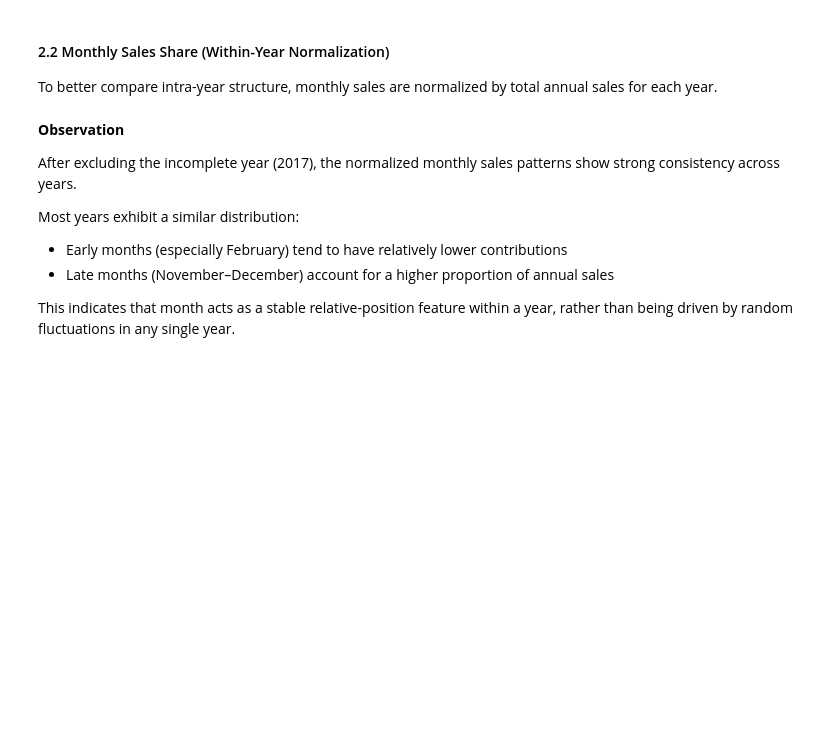
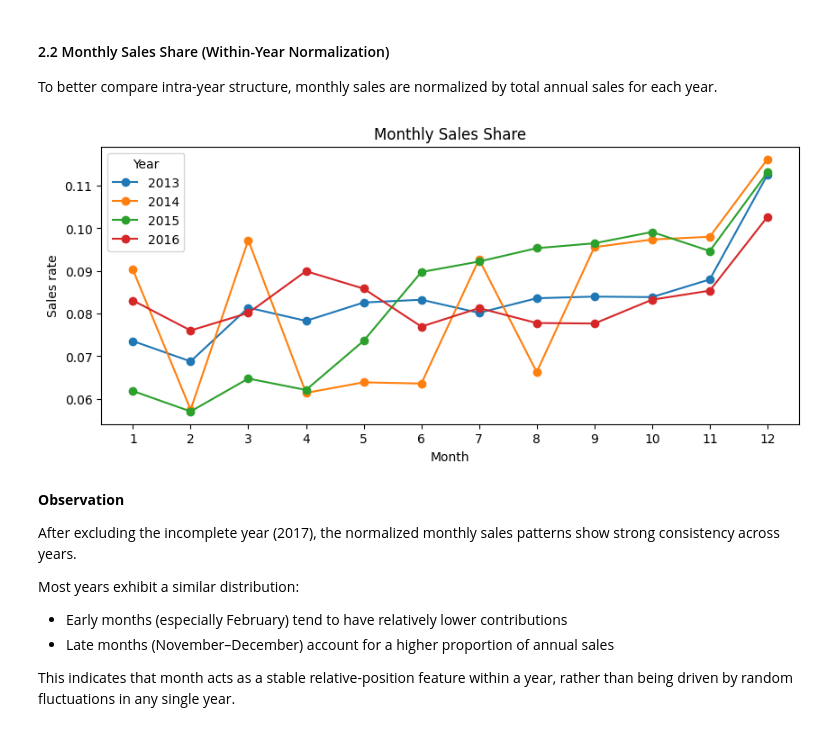
Before and after one commit to YujieChen0228/retail-sales-forecasting-ml, a Jupyter notebook: notebooks/01_eda.ipynb, the cells around one changed output. Drawn from its saved outputs; the diff is of its cells as text; code cells hidden in the pictures; blank space fills up the shorter version.

```diff
--- a/notebooks/01_eda.ipynb
+++ b/notebooks/01_eda.ipynb
@@ -217,22 +221,24 @@ To better compare intra-year structure, monthly sales are normalized by total an
 # %%
 df_y=df_dates_v_sales_2.copy()
 df_y["year"]=df_y["date"].dt.year
 df_y=df_y.groupby(["year"],as_index=False)["sales"].sum()
 
 fig, ax = plt.subplots(figsize=(10, 4))
 df_m_valid=df_m[df_m["year"]<2017]
 for y in sorted(df_m_valid["year"].unique()):
     tmp = df_m[df_m["year"] == y]
     total_sales = df_y.loc[df_y["year"] == y, "sales"].iloc[0]
     ax.plot(tmp["month"], tmp["sales"]/total_sales, marker="o", label=str(y))
 
 ax.set_xticks(range(1, 13))
 ax.set_xlabel("Month")
 ax.set_ylabel("Sales rate")
-ax.set_title("Monthly Sales Share)
+ax.set_title("Monthly Sales Share")
 ax.legend(title="Year")
 plt.savefig(Assets/"4.png",dpi=150, bbox_inches="tight")
 plt.show()
+# %% [output]
+[figure, added]
 # %% [markdown]
 **Observation**
 
```
Also changed, not shown: parts of 15 cells of this notebook, 17 other files.
